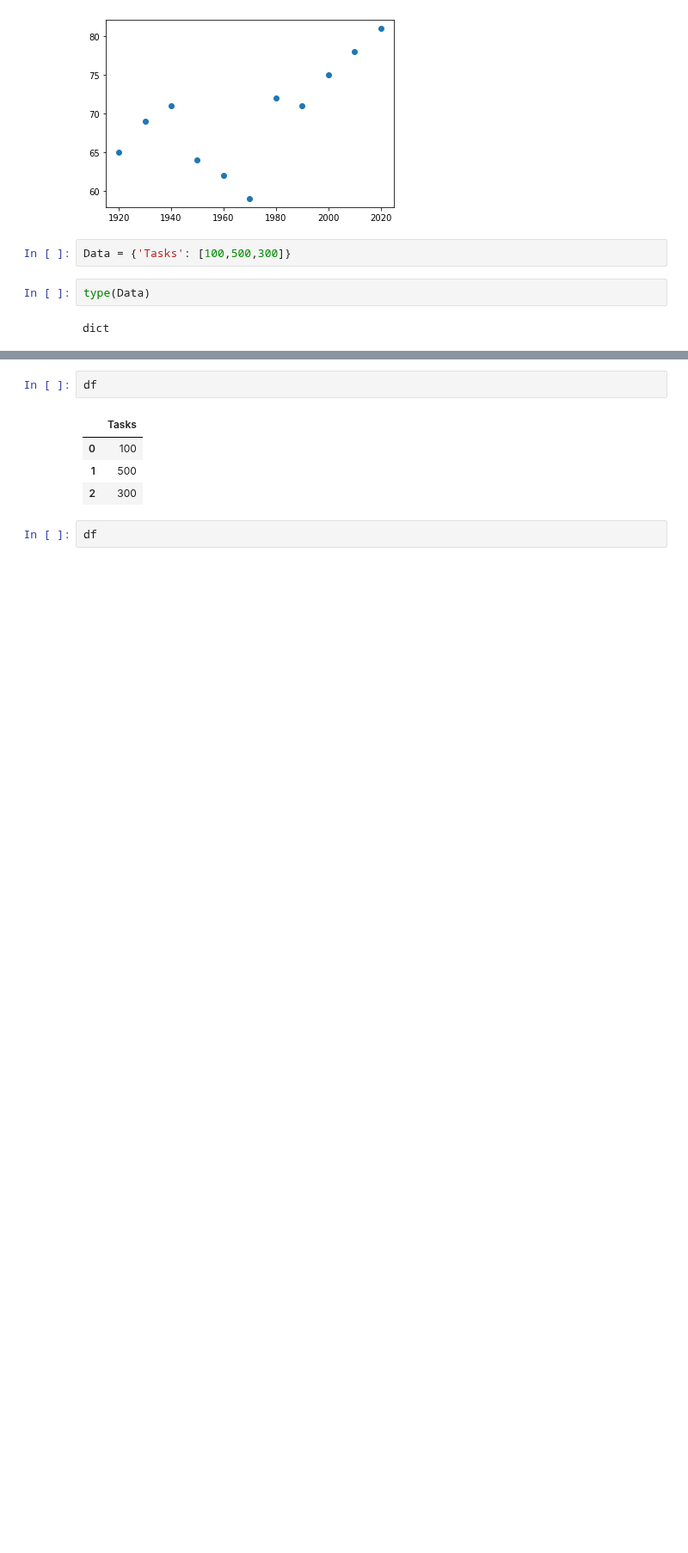
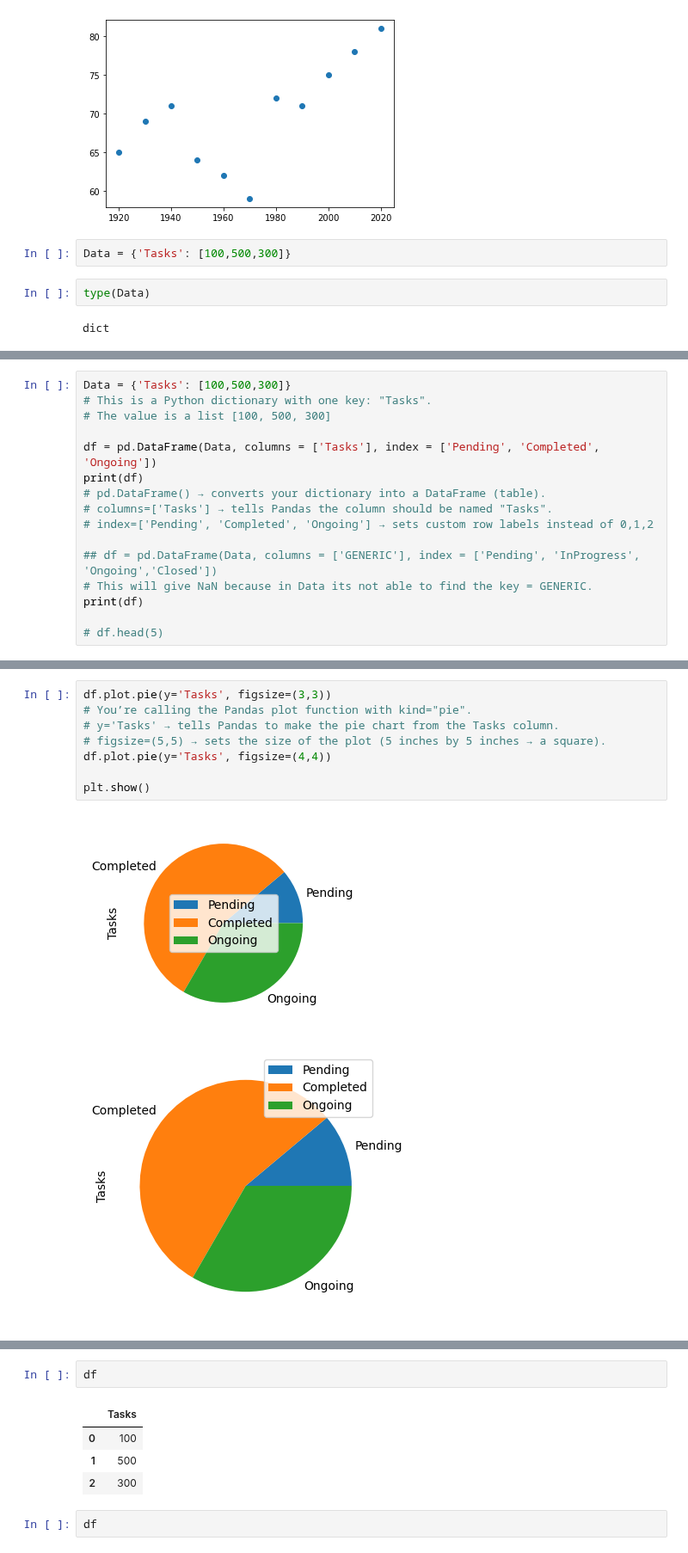
Before and after one commit to cyberslackk/python, a Jupyter notebook: Matplotlib-TL.ipynb, the cells around one changed output, grey strips where cells are left out. Shown at 86% size. Cells and saved outputs as stored; diff of their text form; blank space fills up the shorter version.

```diff
--- a/Matplotlib-TL.ipynb
+++ b/Matplotlib-TL.ipynb
@@ -242,0 +243,16 @@ plt.show()
+# %%
+Data = {'Tasks': [100,500,300]}
+# This is a Python dictionary with one key: "Tasks".
+# The value is a list [100, 500, 300]
+
+df = pd.DataFrame(Data, columns = ['Tasks'], index = ['Pending', 'Completed', 'Ongoing'])
+print(df)
+# pd.DataFrame() → converts your dictionary into a DataFrame (table).
+# columns=['Tasks'] → tells Pandas the column should be named "Tasks".
+# index=['Pending', 'Completed', 'Ongoing'] → sets custom row labels instead of 0,1,2
+
+## df = pd.DataFrame(Data, columns = ['GENERIC'], index = ['Pending', 'InProgress', 'Ongoing','Closed'])
+# This will give NaN because in Data its not able to find the key = GENERIC.
+print(df)
+
+# df.head(5)
@@ -243,3 +268,14 @@ plt.show()
+# %%
+df.plot.pie(y='Tasks', figsize=(3,3))
+# You’re calling the Pandas plot function with kind="pie".
+# y='Tasks' → tells Pandas to make the pie chart from the Tasks column.
+# figsize=(5,5) → sets the size of the plot (5 inches by 5 inches → a square).
+df.plot.pie(y='Tasks', figsize=(4,4))
+
+plt.show()
+# %% [output]
+[figure, added]
+[figure, added]
 # %%
 Data = {'Tasks': [100,500,300]}
 df = pd.DataFrame(Data, columns = ['Tasks'])
```
Also changed, not shown: parts of 25 cells of this notebook.
